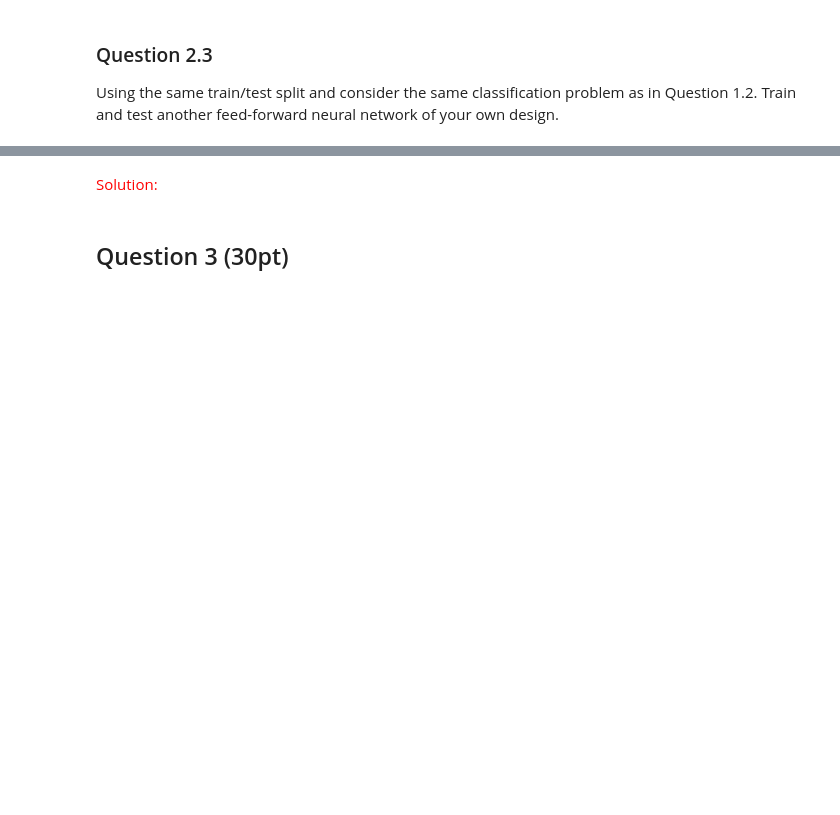
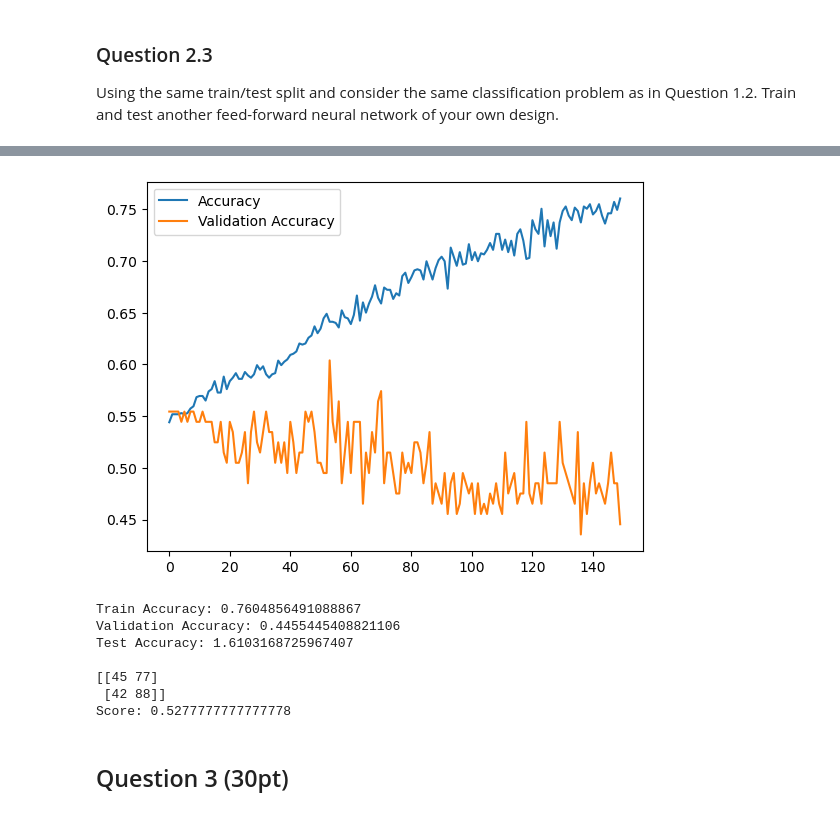
Before and after one commit to rshea33/FA-691, a Jupyter notebook: Homeworks/Homework 3/FA691-HW3.ipynb, the cells around one changed output, grey strips where cells are left out. Saved outputs shown, nothing was run; the diff lists cells and outputs as text; code cells hidden in the pictures; blank space fills up the shorter version.

```diff
--- a/Homeworks/Homework 3/FA691-HW3.ipynb
+++ b/Homeworks/Homework 3/FA691-HW3.ipynb
@@ -58,4 +185,11 @@ Evaluate the performance of this model by printing the confusion matrix and accu
 Using the same train/test split and consider the same classification problem as in Question 1.2.
 Train and test another feed-forward neural network of your own design.
 # %%
-# Enter your code here
+model2 = keras.Sequential()
+model2.add(Dense(100, input_shape=(X_train.shape[1],), activation='tanh'))
+model2.add(Dense(25, activation='relu'))
+model2.add(Dense(10, activation='relu'))
+model2.add(Dense(40, activation='relu'))
+model2.add(Dense(1, activation='sigmoid'))
+
+model2.summary()
@@ -62,5 +215,31 @@ Train and test another feed-forward neural network of your own design.
-# %% [markdown]
-<font color='red'>Solution:</font>
+# %%
+model2.compile(optimizer='adam', loss='binary_crossentropy', metrics=['accuracy'])
+
+history2 = model2.fit(X_train, y_train, epochs=150, verbose=0, validation_split=0.1)
+# %%
+plt.plot(history2.history['accuracy'], label='Accuracy')
+plt.plot(history2.history['val_accuracy'], label='Validation Accuracy')
+plt.legend()
+plt.show()
+print(f"\n\nTrain Accuracy: {history2.history['accuracy'][-1]}")
+print(f"Validation Accuracy: {history2.history['val_accuracy'][-1]}")
+
+print(f"Test Accuracy: {model2.evaluate(X_test, y_test, verbose=0)[0]}", end='\n\n')
+
+model_pred = (model2.predict(X_test) > 0.5).astype(int)
+print(confusion_matrix(y_test, model_pred))
+
+matrix = confusion_matrix(y_test, model_pred)
+print(f"Score: {accuracy(matrix)}")
+# %% [output]
+[figure, added]
+Train Accuracy: 0.7604856491088867
+Validation Accuracy: 0.4455445408821106
+Test Accuracy: 1.6103168725967407
+
+[[45 77]
+ [42 88]]
+Score: 0.5277777777777778
 # %% [markdown]
 ## Question 3 (30pt)
 # %% [markdown]
```
Also changed, not shown: parts of 12 cells of this notebook, 1 other file.
